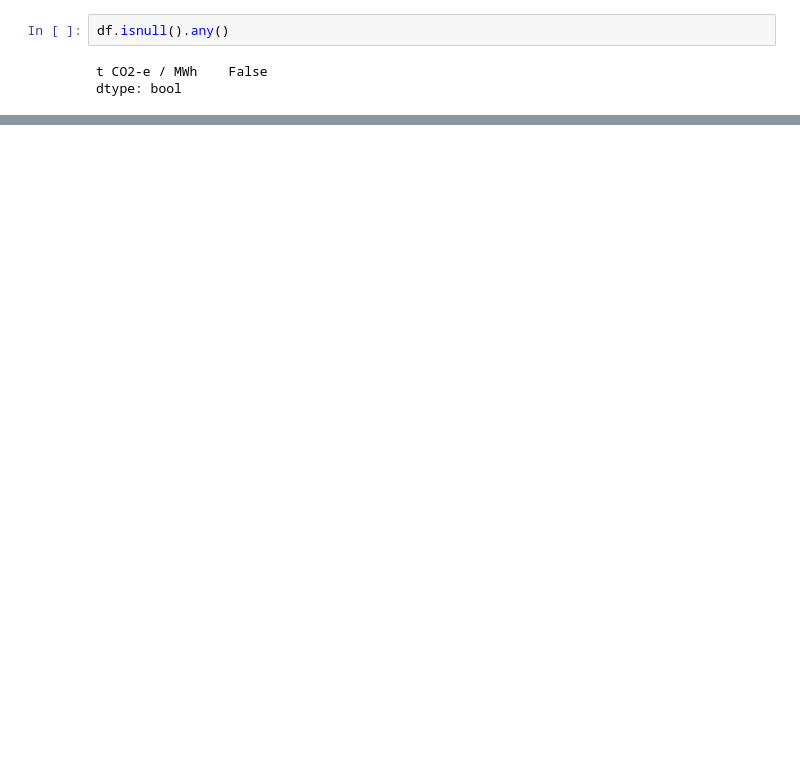
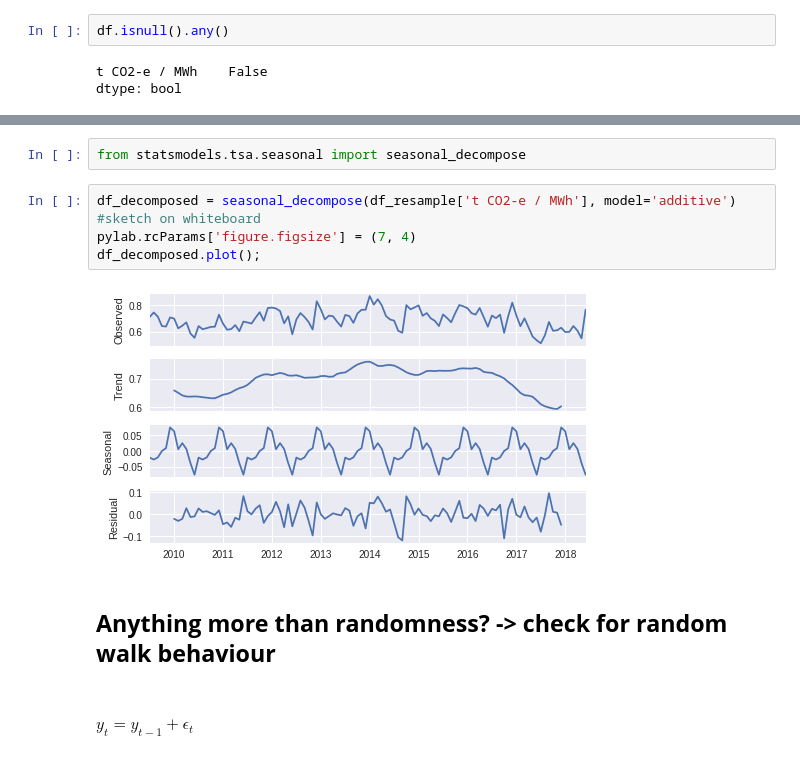
Before and after one commit to bkubsch/time_series, a Jupyter notebook: notebooks/Lecture_2.ipynb, the cells around one changed output, grey strips where cells are left out. Saved outputs shown, nothing was run; the diff lists cells and outputs as text; blank space fills up the shorter version.

```diff
--- a/notebooks/Lecture_2.ipynb
+++ b/notebooks/Lecture_2.ipynb
@@ -48,0 +84,15 @@ plt.style.use('seaborn')
+# %%
+from statsmodels.tsa.seasonal import seasonal_decompose
+# %%
+df_decomposed = seasonal_decompose(df_resample['t CO2-e / MWh'], model='additive') #sketch on whiteboard
+pylab.rcParams['figure.figsize'] = (7, 4)
+df_decomposed.plot();
+# %% [output]
+[figure, added]
+# %% [markdown]
+## __Anything more than randomness? -> check for random walk behaviour__
+# %% [markdown]
+<br/>
+$y_t=y_{t-1}+\epsilon_t$
+<br/>
+<br/>
```
Also changed, not shown: parts of 38 cells of this notebook, 21 other files.
